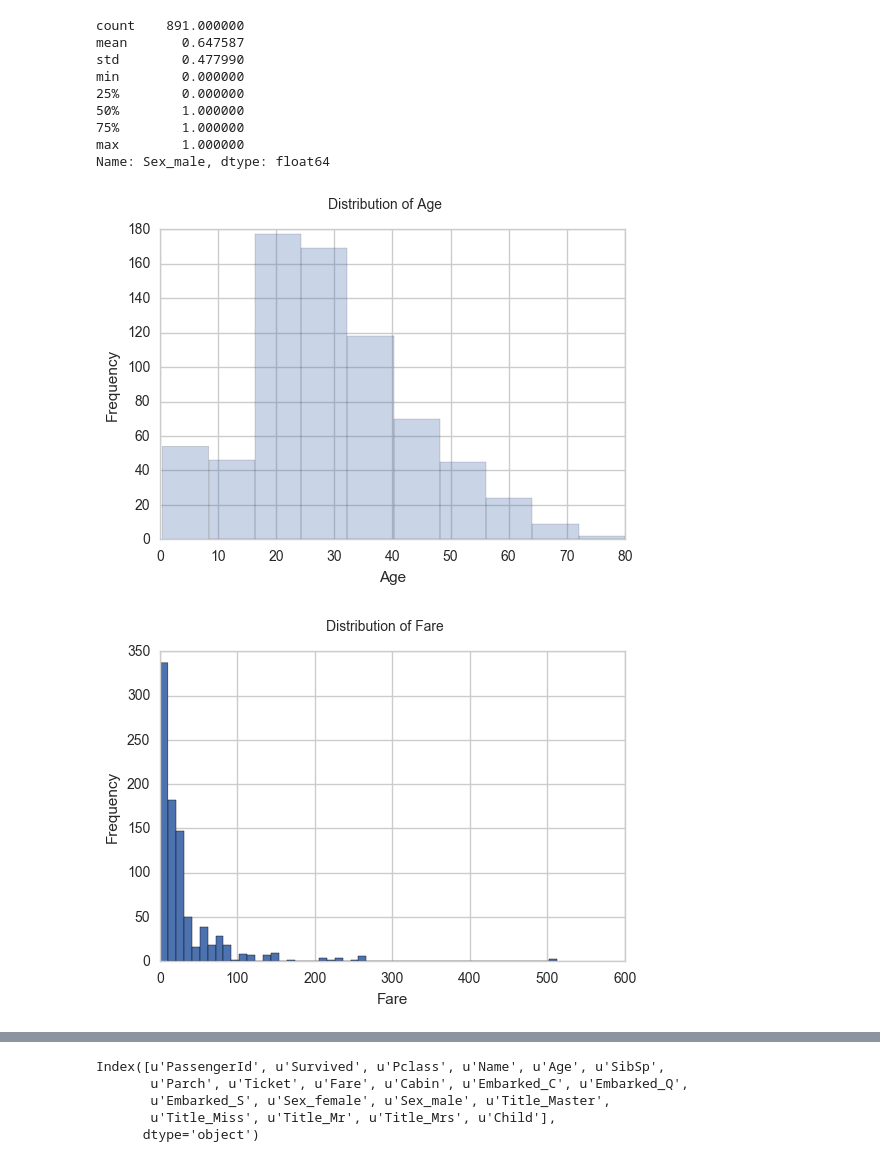
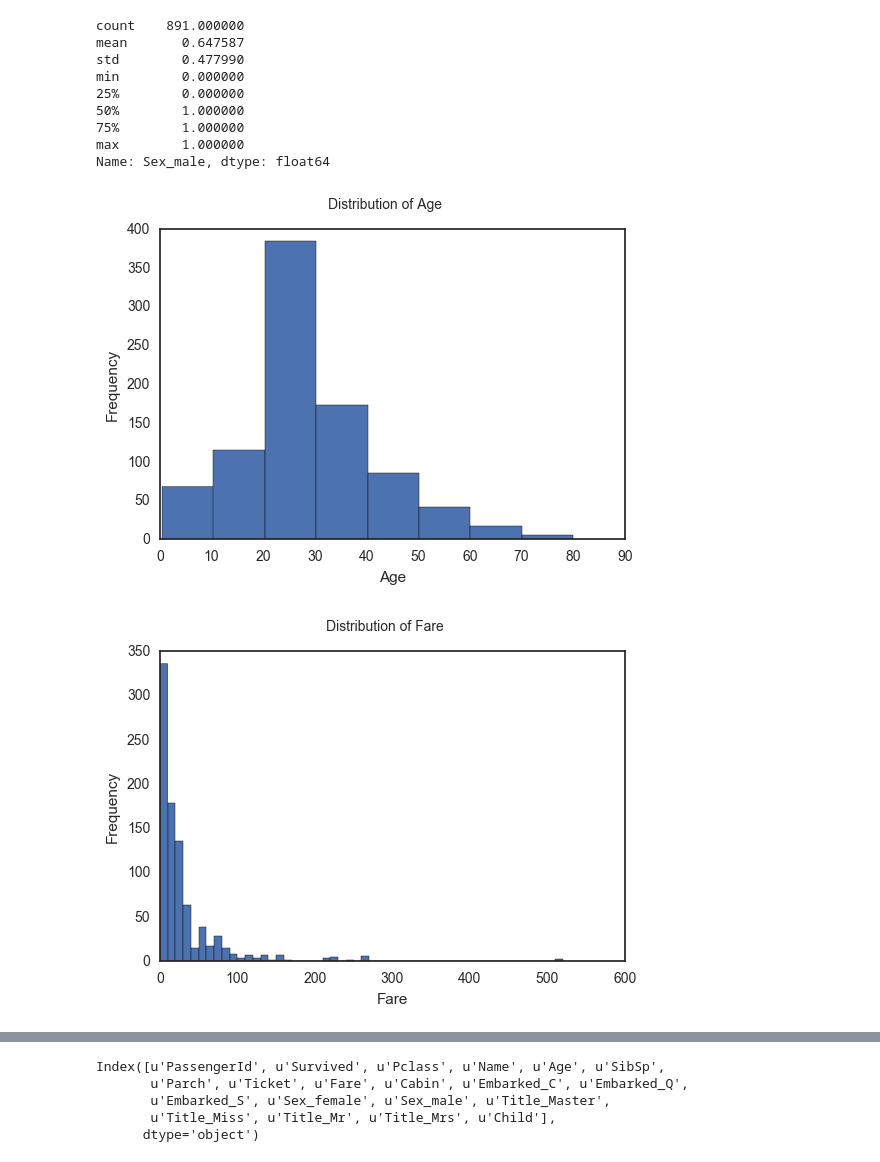
Before and after one commit to mamsdiallo/DAND, a Jupyter notebook: 2.IntroToDataAnalysis/Investigate Titanic Dataset/Titanic Dataset Notebook Coding.ipynb, the cells around one changed output, grey strips where cells are left out. Saved outputs shown, nothing was run; the diff lists cells and outputs as text; code cells hidden in the pictures.

```diff
--- a/2.IntroToDataAnalysis/Investigate Titanic Dataset/Titanic Dataset Notebook Coding.ipynb
+++ b/2.IntroToDataAnalysis/Investigate Titanic Dataset/Titanic Dataset Notebook Coding.ipynb
@@ -392,0 +381,5 @@ titanic.head()
+# %%
+# Replace missing values for Age with the median value of the group split by title
+df = titanic.groupby('Title')
+df_fillna = df.Age.median()
+print df_fillna
@@ -393,3 +393,7 @@ titanic.head()
+# %%
+for idx in titanic[titanic.Age.isnull()].index:
+    title = titanic.loc[idx,'Title']
+    titanic.loc[idx,'Age'] = df_fillna[title]
 # %%
 # Change feature representation:
 titanic = pd.get_dummies(titanic,columns=['Sex'])
@@ -475,27 +436,29 @@ max        1.000000
 Name: Sex_male, dtype: float64
 # %%
 # Distribution of Age
-import matplotlib
-#matplotlib.style.use('ggplot')
-fig = plt.figure()
-titanic.Age.plot.hist(alpha=0.3,bins=10)
-#titanic[titanic.Survived==0].Age.plot.hist(alpha=0.6,bins=10)
+#fig = plt.figure()
+plt.style.use('seaborn-white')
+titanic.Age.plot.hist(bins=8)
 plt.suptitle('Distribution of Age')
 plt.xlabel('Age')
 plt.ylabel('Frequency')
+plt.axis([0, 90, 0, 400])
+plt.savefig('AgeDistribution.png')
 plt.show()
-fig.savefig('AgeDistribution.png')
 # %% [output]
-[figure, old version]
+[figure, new version]
 # %%
 # Distribution of fare
-#plt.style.use('seaborn-white')
-fig = plt.figure()
-plt.hist(titanic.Fare,bins=50)
+plt.style.use('seaborn-white')
+#fig = plt.figure()
+binwidth = 10
+bins = np.arange(min(titanic.Fare), max(titanic.Fare) + binwidth, binwidth)
+plt.hist(titanic.Fare, bins=bins)
+#titanic.Fare.hist(bins=bins)
 plt.suptitle('Distribution of Fare')
 plt.xlabel('Fare')
 plt.ylabel('Frequency')
+plt.savefig('FareDistribution.png')
 plt.show()
-fig.savefig('FareDistribution.png')
 # %% [output]
-[figure, old version]
+[figure, new version]
```
Also changed, not shown: parts of 55 cells of this notebook, 12 other files.
